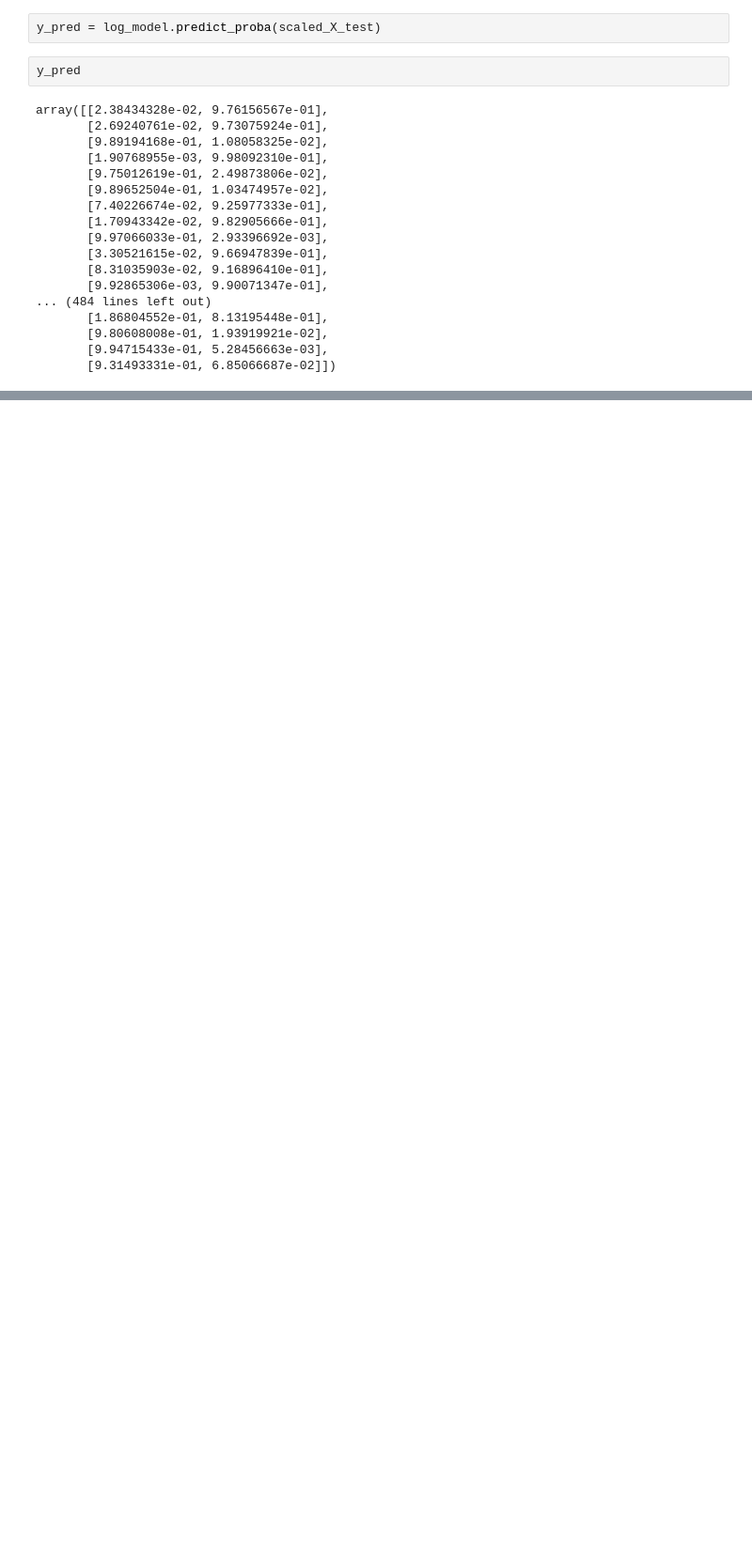
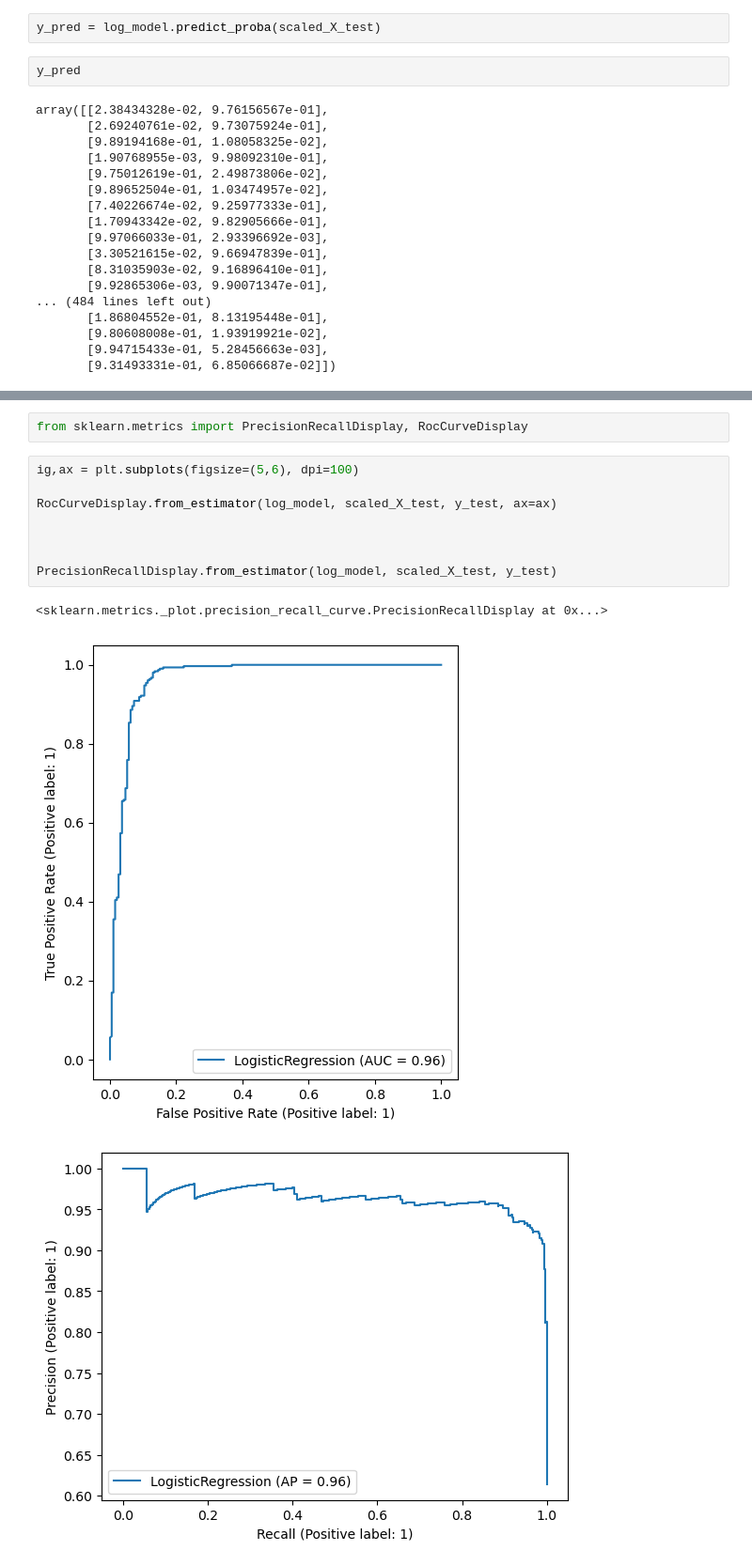
Before and after one commit to Raaqiv55/ml-regression-clustering, a Jupyter notebook: logistic-regression/log-reg.ipynb, the cells around one changed output, grey strips where cells are left out. Shown at 94% size. Drawn from its saved outputs; the diff is of its cells as text; blank space fills up the shorter version.

```diff
--- a/logistic-regression/log-reg.ipynb
+++ b/logistic-regression/log-reg.ipynb
@@ -164,0 +249,14 @@ array([[2.38434328e-02, 9.76156567e-01],
+# %%
+from sklearn.metrics import PrecisionRecallDisplay, RocCurveDisplay
+# %%
+ig,ax = plt.subplots(figsize=(5,6), dpi=100)
+
+RocCurveDisplay.from_estimator(log_model, scaled_X_test, y_test, ax=ax)
+
+
+
+PrecisionRecallDisplay.from_estimator(log_model, scaled_X_test, y_test)
+# %% [output]
+<sklearn.metrics._plot.precision_recall_curve.PrecisionRecallDisplay at 0x...>
+[figure, added]
+[figure, added]
```
Also changed, not shown: parts of 15 cells of this notebook.
